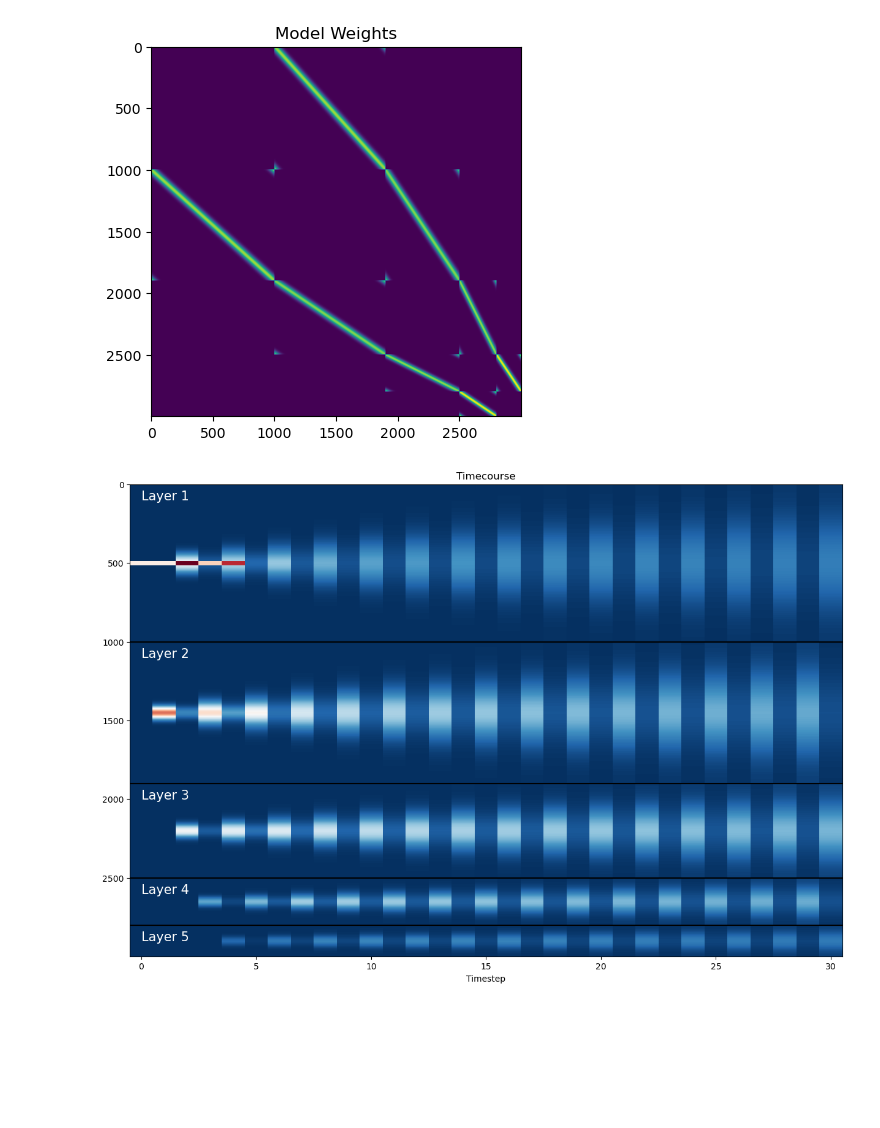
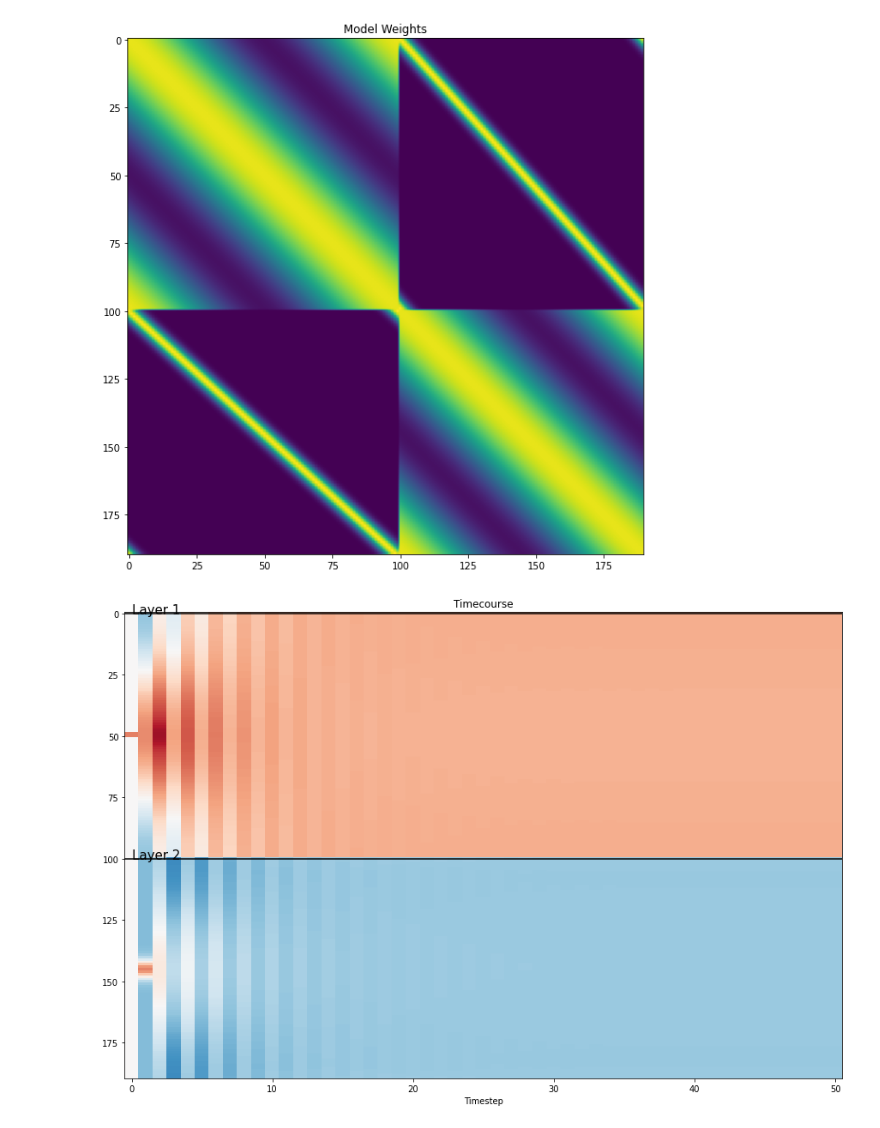
Before and after one commit to rfw256/Memento, a Jupyter notebook: dynamicmemory.ipynb, the cells around one changed output. Saved outputs shown, nothing was run; the diff lists cells and outputs as text; code cells hidden in the pictures; blank space fills up the shorter version.

Commit message:
Add files via upload
Added recurrence based on HW5 Q1 from intro to theory

```diff
--- a/dynamicmemory.ipynb
+++ b/dynamicmemory.ipynb
@@ -62,16 +148,20 @@ class DynaToy:
 # %%
 layer_sizes = [1000, 900, 600, 300, 200]
+layer_sizes = [100, 90, 60, 30, 10]
+layer_sizes = [100, 90]
 kappas = [30, 20, 10, 5]
-n_timesteps = 30
+
+n_timesteps = 50
 # kappas = []
+x_pos, x_width = 180, 10
+stim_on = 1
 
 
 model = DynaToy(layer_sizes)
 
-model.W = model.init_weights(plot = True, kappas = kappas)
+model.W, W_L = model.init_weights(plot = True, kappas = kappas, return_matrices=True, recurrence = 'cosine')
 
 x_input = np.zeros([layer_sizes[0], 1])
-x_pos, x_width = 180, 10
 
 center = int((x_pos/360) * layer_sizes[0])
 halfwidth = int((x_width/360) * layer_sizes[0] / 2)
@@ -82,17 +172,19 @@ timecourse = []
 timecourse.append(model.r)
 
 for i in range(n_timesteps):
-    if i < 5: model.r[model.in_idx] += x_input
+    if i < stim_on: model.r[model.in_idx] += x_input
     timecourse.append(model.step(model.r))
+
+plt.gcf().set_size_inches([10, 10])
 # %% [output]
-[figure, old version]
+[figure, new version]
 # %%
-plt.imshow(np.asarray(timecourse).squeeze().T, origin = 'upper', aspect = 'auto', interpolation='none', cmap = 'RdBu_r')
+plt.imshow(np.asarray(timecourse).squeeze().T, origin = 'upper', aspect = 'auto', interpolation='none', cmap = 'RdBu_r', vmin = -.2, vmax = .2)
 plt.gcf().set_size_inches([15, 10])
 plt.xlabel("Timestep")
 plt.title("Timecourse")
 for i in range(len(model.layer_sizes)):
     plt.hlines(y = np.sum(model.layer_sizes[:i]), xmin = -0.5, xmax = n_timesteps + .5, color = 'black')
-    plt.text(x = 0, y = np.sum(model.layer_sizes[:i])+100, s = "Layer " + str(i+1), color = 'white', size = 15)
+    plt.text(x = 0, y = np.sum(model.layer_sizes[:i]), s = "Layer " + str(i+1), color = 'black', size = 15)
 # %% [output]
-[figure, old version]
+[figure, new version]
```
Also changed, not shown: parts of 8 cells of this notebook, 1 other file.
